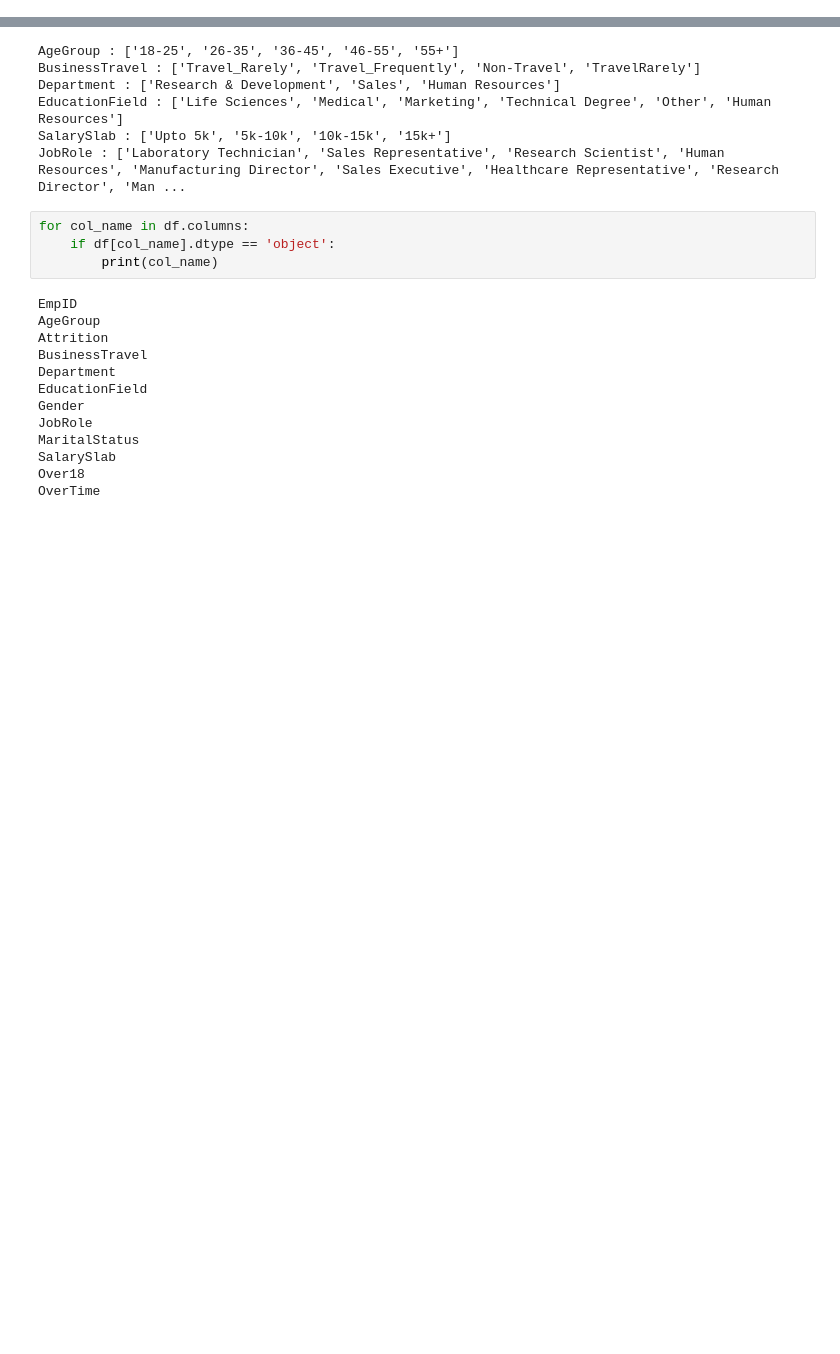
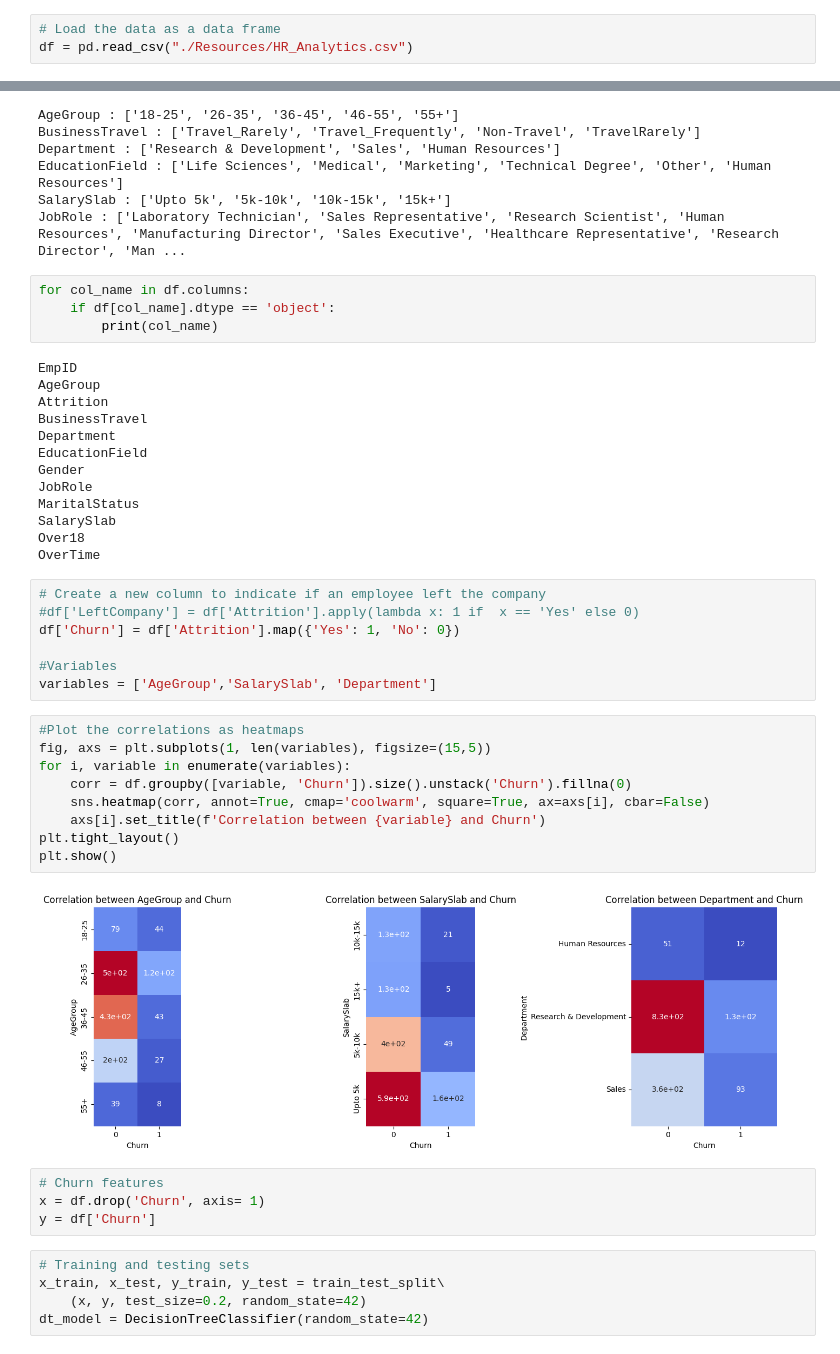
Before and after one commit to SethMoffat/Project_1, a Jupyter notebook: explore.ipynb, the cells around one changed output, grey strips where cells are left out. Drawn from its saved outputs; the diff is of its cells as text; blank space fills up the shorter version.

Commit message:
Code with plots

```diff
--- a/explore.ipynb
+++ b/explore.ipynb
@@ -14,3 +20,6 @@ df = pd.read_csv("HR_Analytics.csv")
+# %%
+# Load the data as a data frame
+df = pd.read_csv("./Resources/HR_Analytics.csv")
 # %%
 df.info()
 # %% [output]
@@ -86,3 +109,30 @@ MaritalStatus
 SalarySlab
 Over18
 OverTime
+# %%
+# Create a new column to indicate if an employee left the company
+#df['LeftCompany'] = df['Attrition'].apply(lambda x: 1 if  x == 'Yes' else 0)
+df['Churn'] = df['Attrition'].map({'Yes': 1, 'No': 0})
+
+#Variables
+variables = ['AgeGroup','SalarySlab', 'Department']
+# %%
+#Plot the correlations as heatmaps
+fig, axs = plt.subplots(1, len(variables), figsize=(15,5))
+for i, variable in enumerate(variables):
+    corr = df.groupby([variable, 'Churn']).size().unstack('Churn').fillna(0)
+    sns.heatmap(corr, annot=True, cmap='coolwarm', square=True, ax=axs[i], cbar=False)
+    axs[i].set_title(f'Correlation between {variable} and Churn')
+plt.tight_layout()
+plt.show()
+# %% [output]
+[figure, added]
+# %%
+# Churn features
+x = df.drop('Churn', axis= 1)
+y = df['Churn']
+# %%
+# Training and testing sets
+x_train, x_test, y_train, y_test = train_test_split\
+    (x, y, test_size=0.2, random_state=42)
+dt_model = DecisionTreeClassifier(random_state=42)
```
Also changed, not shown: parts of 13 cells of this notebook, 1 other file.
